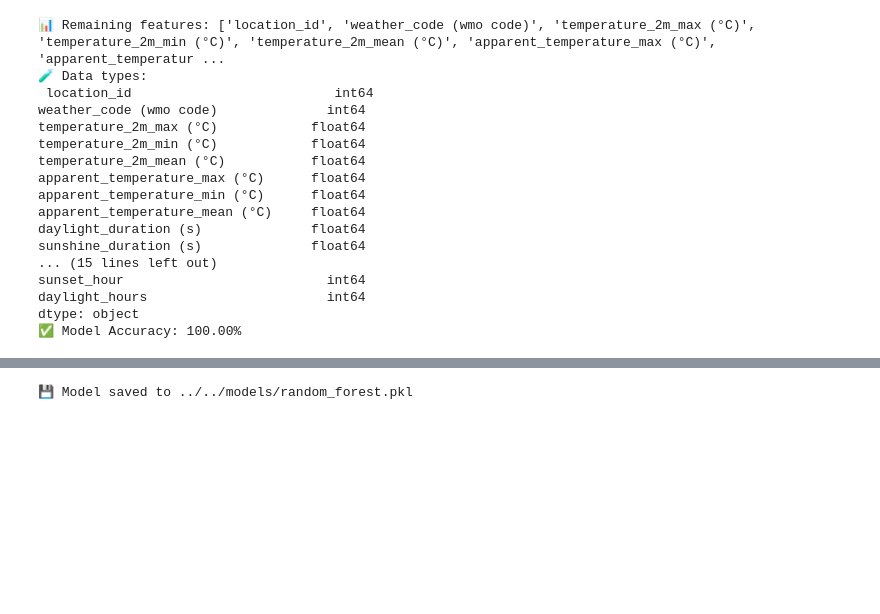
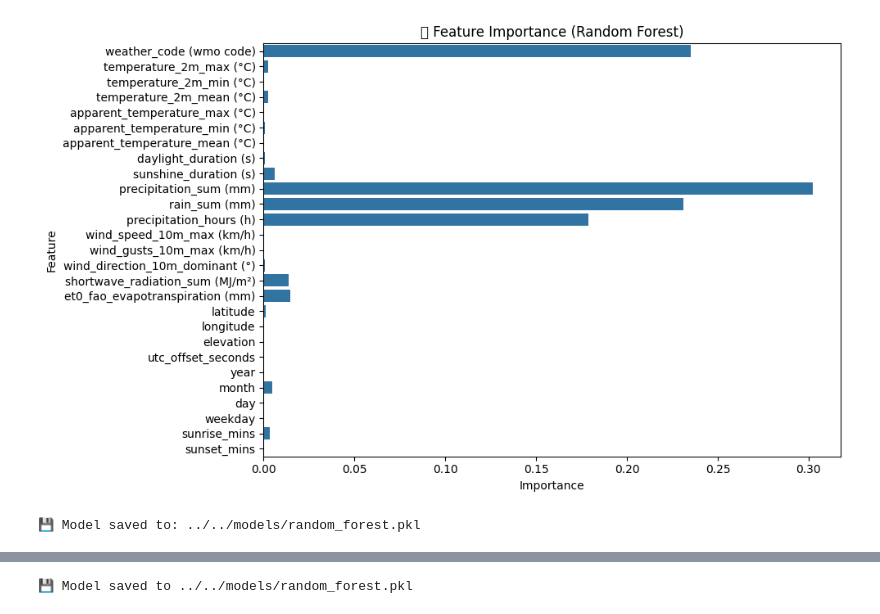
Before and after one commit to HEMUsrimal/Smart-weather-prediction-system-using-ML-, a Jupyter notebook: notebooks/fc212025 udayanga/Train Random Forest.ipynb, the cells around one changed output, grey strips where cells are left out. Cells and saved outputs as stored; diff of their text form; code cells hidden in the pictures; blank space fills up the shorter version.

Commit message:
Add random forest training and prediction with map visualization

```diff
--- a/notebooks/fc212025 udayanga/Train Random Forest.ipynb
+++ b/notebooks/fc212025 udayanga/Train Random Forest.ipynb
@@ -57,13 +43,13 @@ Index(['location_id', 'weather_code (wmo code)', 'temperature_2m_max (°C)',
 # %%
-# 🧹 Basic cleaning: Drop rows with missing values
-df = df.dropna()
+# Drop non-numeric and unnecessary columns
 
-# 🔄 (Optional) Convert categorical to numeric if needed
-# Example: df['weather'] = df['weather'].map({'sunny': 0, 'rainy': 1})
 
-# Example: If your target is 'RainTomorrow' with Yes/No
-# df['RainTomorrow'] = df['RainTomorrow'].map({'Yes': 1, 'No': 0})
+X = df.drop(columns=drop_cols)
+X = X.select_dtypes(include='number')  # keep only numeric
+X['RainToday'] = df['RainToday']
 
-# ✅ Print cleaned data info
-df.info()
+# Save clean data
+cleaned_path = "../fc212025 udayanga/clean_data.csv"
+X.to_csv(cleaned_path, index=False)
+print(f"🧼 Clean data saved to: {cleaned_path}")
 # %% [output]
@@ -104,41 +89,25 @@ X_train, X_test, y_train, y_test = train_test_split(X, y, test_size=0.2, random_
 # %%
-# Drop non-numeric or non-useful columns
-columns_to_drop = ['time', 'city', 'country', 'latitude', 'longitude', 'sunrise', 'sunset']
+# Feature importance
+importances = model.feature_importances_
+feature_names = X.columns
 
-
-
-# Optional: Check if all columns in X are numeric
-print("📊 Remaining features:", X.columns.tolist())
-print("🧪 Data types:\n", X.dtypes)
-
-# Proceed to train/test split and model training
-from sklearn.model_selection import train_test_split
-from sklearn.ensemble import RandomForestClassifier
-from sklearn.metrics import accuracy_score
-
-X_train, X_test, y_train, y_test = train_test_split(X, y, test_size=0.2, random_state=42)
-
-model = RandomForestClassifier()
-model.fit(X_train, y_train)
-
-y_pred = model.predict(X_test)
-accuracy = accuracy_score(y_test, y_pred)
-print(f"✅ Model Accuracy: {accuracy:.2%}")
+# Plot
+plt.figure(figsize=(10, 6))
+sns.barplot(x=importances, y=feature_names)
+plt.title("📈 Feature Importance (Random Forest)")
+plt.xlabel("Importance")
+plt.ylabel("Feature")
+plt.tight_layout()
+plt.show()
 # %% [output]
-📊 Remaining features: ['location_id', 'weather_code (wmo code)', 'temperature_2m_max (°C)', 'temperature_2m_min (°C)', 'temperature_2m_mean (°C)', 'apparent_temperature_max (°C)', 'apparent_temperatur ...
-🧪 Data types:
- location_id                          int64
-weather_code (wmo code)              int64
-temperature_2m_max (°C)            float64
-temperature_2m_min (°C)            float64
-temperature_2m_mean (°C)           float64
-apparent_temperature_max (°C)      float64
-apparent_temperature_min (°C)      float64
-apparent_temperature_mean (°C)     float64
-daylight_duration (s)              float64
-sunshine_duration (s)              float64
-... (15 lines left out)
-sunset_hour                          int64
-daylight_hours                       int64
-dtype: object
-✅ Model Accuracy: 100.00%
+[figure, added]
+# %%
+model_path = "../../models/random_forest.pkl"
+os.makedirs(os.path.dirname(model_path), exist_ok=True)
+
+with open(model_path, "wb") as f:
+    pickle.dump(model, f)
+
+print(f"💾 Model saved to: {model_path}")
+# %% [output]
+💾 Model saved to: ../../models/random_forest.pkl
```
Also changed, not shown: parts of 9 cells of this notebook, 31 other files.
